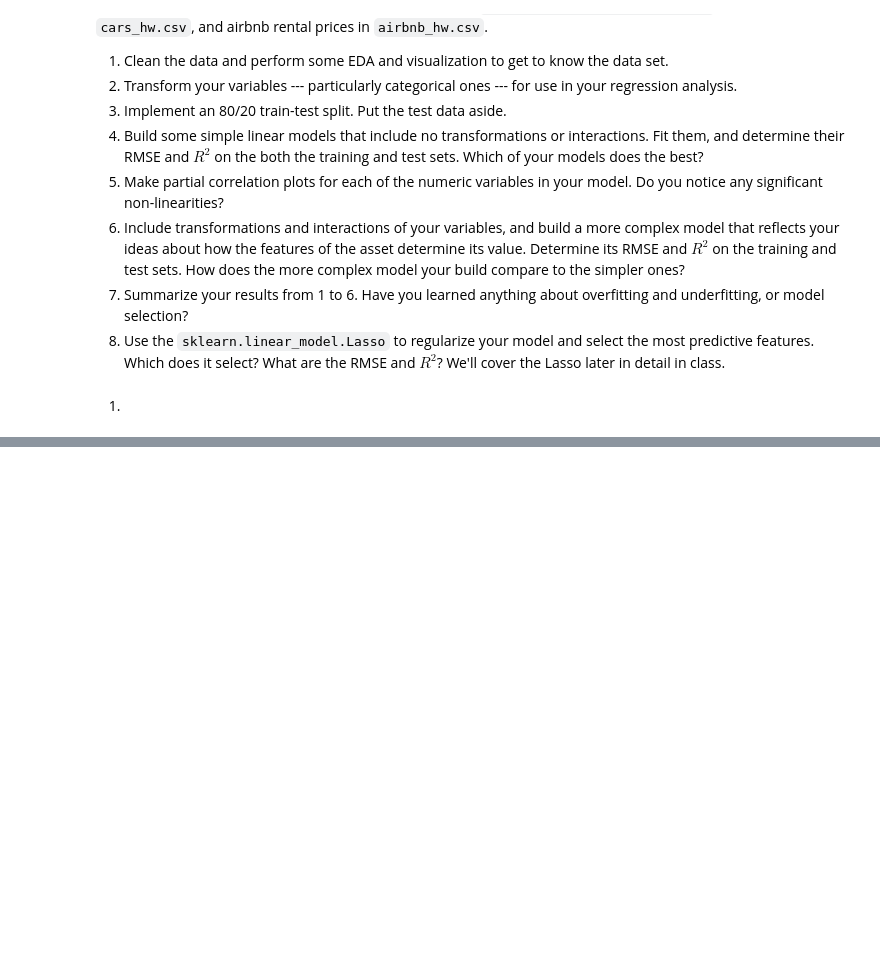
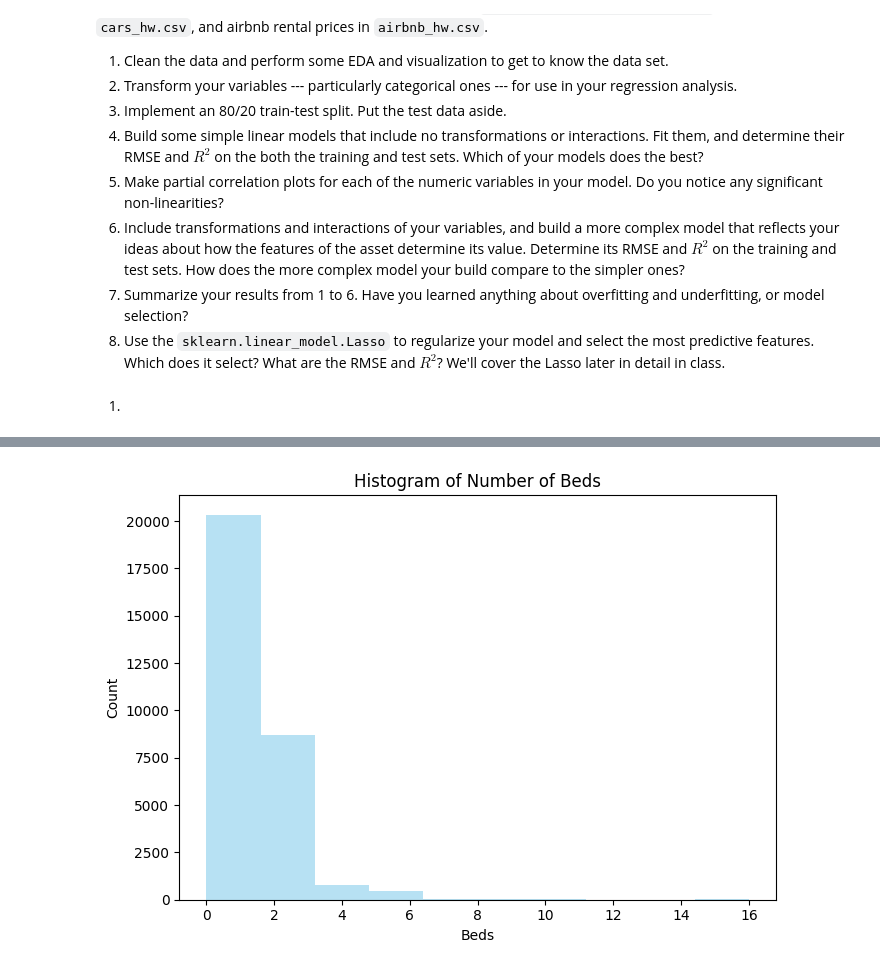
Before and after one commit to mchen899923/lab_hedonic_pricing, a Jupyter notebook: lab_notebook.ipynb, the cells around one changed output, grey strips where cells are left out. Saved outputs shown, nothing was run; the diff lists cells and outputs as text; code cells hidden in the pictures; blank space fills up the shorter version.

```diff
--- a/lab_notebook.ipynb
+++ b/lab_notebook.ipynb
@@ -75,0 +113,10 @@ plt.show()
+# %%
+plt.figure(figsize=(7,5)) #Generate KDE plot
+plt.hist(data=airbnb2_df, x='Beds', fill=True, color='skyblue', alpha=0.6)
+plt.title('Histogram of Number of Beds')
+plt.xlabel('Beds')
+plt.ylabel('Count')
+plt.tight_layout()
+plt.show()
+# %% [output]
+[figure, added]
```
Also changed, not shown: parts of 12 cells of this notebook.
